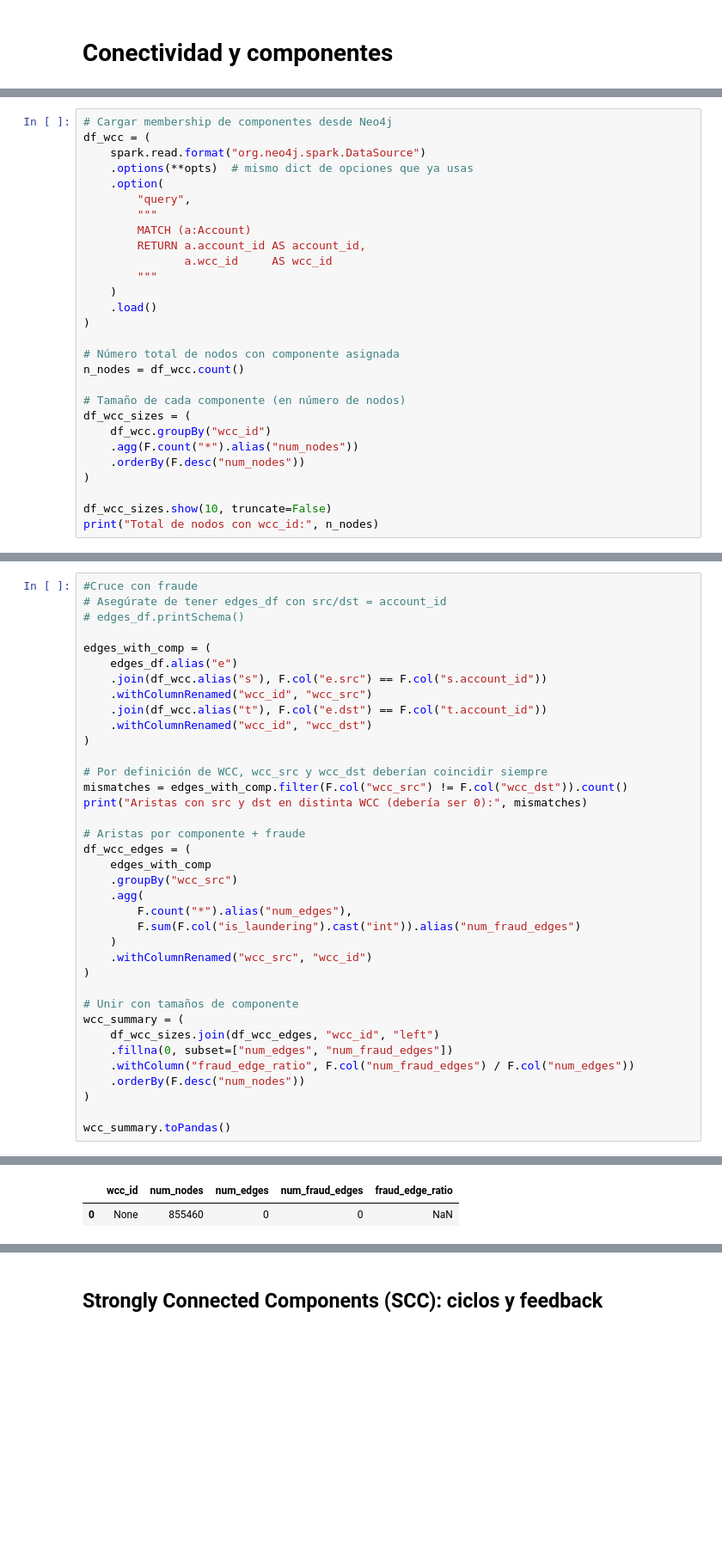
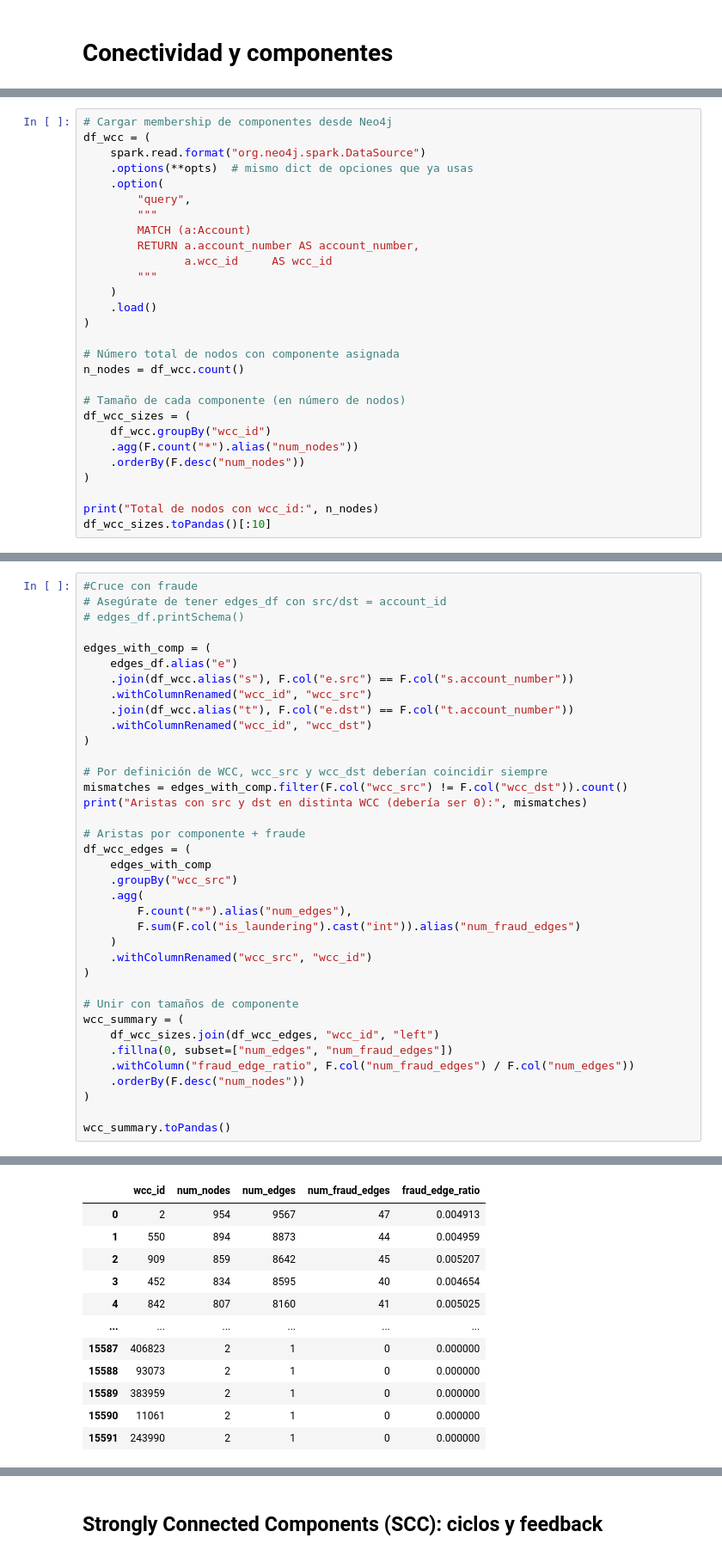
Before and after one commit to IngElecPuc/KaggleChallenges, a Jupyter notebook: Anti Money Laundering Transaction Data/EDA Topológico.ipynb, the cells around one changed output, grey strips where cells are left out. Shown: that part at 86% size. Cells and saved outputs as stored; diff of their text form; blank space fills up the shorter version.

```diff
--- a/Anti Money Laundering Transaction Data/EDA Topológico.ipynb
+++ b/Anti Money Laundering Transaction Data/EDA Topológico.ipynb
@@ -757,7 +775,7 @@ df_wcc = (
         "query",
         """
         MATCH (a:Account)
-        RETURN a.account_id AS account_id,
+        RETURN a.account_number AS account_number,
                a.wcc_id     AS wcc_id
         """
     )
@@ -774,6 +792,6 @@ df_wcc_sizes = (
     .orderBy(F.desc("num_nodes"))
 )
 
-df_wcc_sizes.show(10, truncate=False)
 print("Total de nodos con wcc_id:", n_nodes)
+df_wcc_sizes.toPandas()[:10]
 # %% [output]
@@ -834,39 +862,49 @@ Attempting non-optimization as 'spark.sql.execution.arrow.pyspark.fallback.enabl
 
 edges_with_comp = (
     edges_df.alias("e")
-    .join(df_wcc.alias("s"), F.col("e.src") == F.col("s.account_id"))
+    .join(df_wcc.alias("s"), F.col("e.src") == F.col("s.account_number"))
     .withColumnRenamed("wcc_id", "wcc_src")
-    .join(df_wcc.alias("t"), F.col("e.dst") == F.col("t.account_id"))
+    .join(df_wcc.alias("t"), F.col("e.dst") == F.col("t.account_number"))
     .withColumnRenamed("wcc_id", "wcc_dst")
 )
 
 # Por definición de WCC, wcc_src y wcc_dst deberían coincidir siempre
 mismatches = edges_with_comp.filter(F.col("wcc_src") != F.col("wcc_dst")).count()
 print("Aristas con src y dst en distinta WCC (debería ser 0):", mismatches)
 
 # Aristas por componente + fraude
 df_wcc_edges = (
     edges_with_comp
     .groupBy("wcc_src")
     .agg(
         F.count("*").alias("num_edges"),
         F.sum(F.col("is_laundering").cast("int")).alias("num_fraud_edges")
     )
     .withColumnRenamed("wcc_src", "wcc_id")
 )
 
 # Unir con tamaños de componente
 wcc_summary = (
     df_wcc_sizes.join(df_wcc_edges, "wcc_id", "left")
     .fillna(0, subset=["num_edges", "num_fraud_edges"])
     .withColumn("fraud_edge_ratio", F.col("num_fraud_edges") / F.col("num_edges"))
     .orderBy(F.desc("num_nodes"))
 )
 
 wcc_summary.toPandas()
 # %% [output]
 Attempting non-optimization as 'spark.sql.execution.arrow.pyspark.fallback.enabled' is set to true.
   warn(msg)
 Aristas con src y dst en distinta WCC (debería ser 0): 0
 |  | wcc_id | num_nodes | num_edges | num_fraud_edges | fraud_edge_ratio |
-| 0 | None | 855460 | 0 | 0 | NaN |
+| 0 | 2 | 954 | 9567 | 47 | 0.004913 |
+| 1 | 550 | 894 | 8873 | 44 | 0.004959 |
+| 2 | 909 | 859 | 8642 | 45 | 0.005207 |
+| 3 | 452 | 834 | 8595 | 40 | 0.004654 |
+| 4 | 842 | 807 | 8160 | 41 | 0.005025 |
+| ... | ... | ... | ... | ... | ... |
+| 15587 | 406823 | 2 | 1 | 0 | 0.000000 |
+| 15588 | 93073 | 2 | 1 | 0 | 0.000000 |
+| 15589 | 383959 | 2 | 1 | 0 | 0.000000 |
+| 15590 | 11061 | 2 | 1 | 0 | 0.000000 |
+| 15591 | 243990 | 2 | 1 | 0 | 0.000000 |
```
Also changed, not shown: parts of 34 cells of this notebook.
